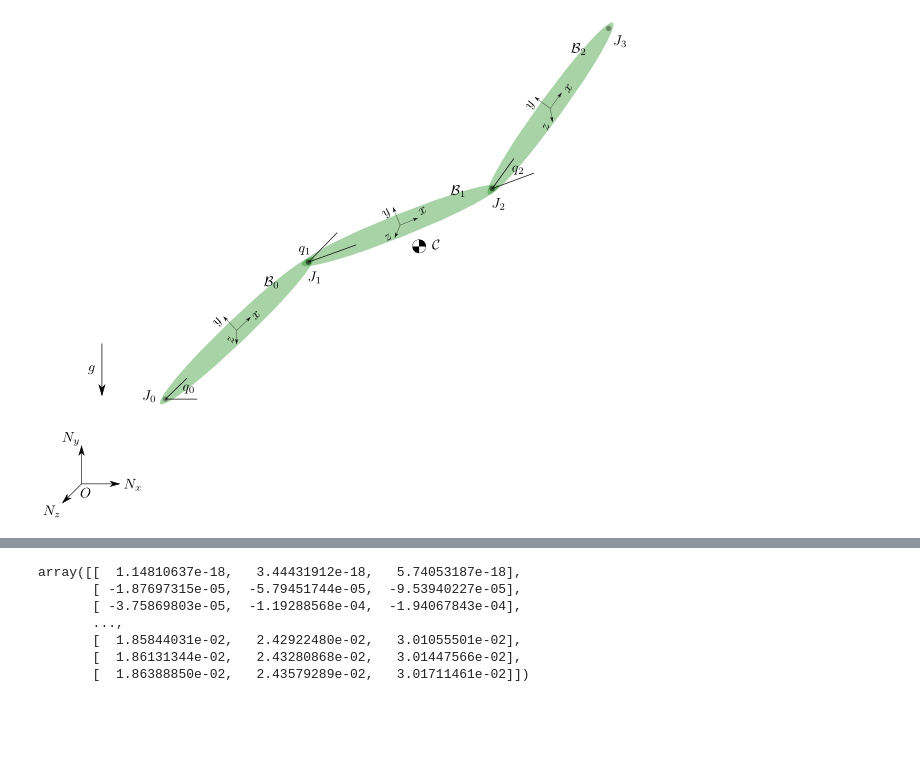
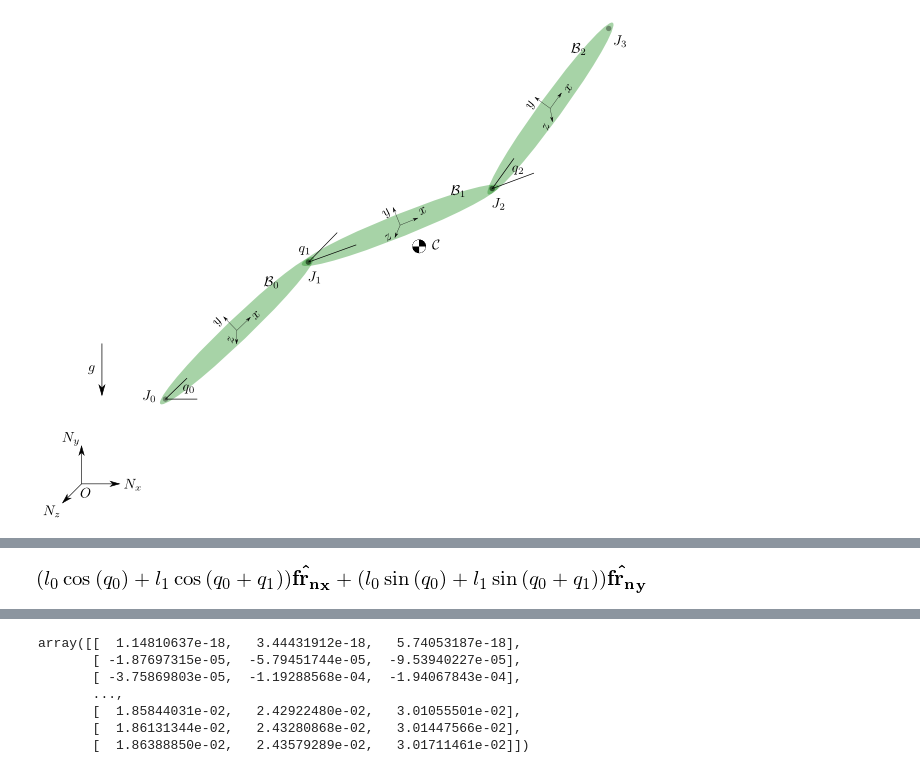
Before and after one commit to isaacyeaton/snaketurn, a Jupyter notebook: 3 link snake - fixed head.ipynb, the cells around one changed output, grey strips where cells are left out. Saved outputs shown, nothing was run; the diff lists cells and outputs as text; code cells hidden in the pictures; blank space fills up the shorter version.

```diff
--- a/3 link snake - fixed head.ipynb
+++ b/3 link snake - fixed head.ipynb
@@ -53,16 +49,19 @@ fr0 = frN.orientnew('fr_0', 'Axis', [q0, frN.z])
 fr1 = fr0.orientnew('fr_1', 'Axis', [q1, fr0.z])
 fr2 = fr1.orientnew('fr_2', 'Axis', [q2, fr1.z])
 
-# angular velocities of frames (this I am less sure about...)
+# angular velocities of frames
+# fr0.set_ang_vel(frN, u0 * frN.z)
+# fr1.set_ang_vel(fr0, u1 * fr0.z)  # was frN.z
+# fr2.set_ang_vel(fr1, u2 * fr1.z)  # was frN.z
 fr0.set_ang_vel(frN, u0 * frN.z)
-fr1.set_ang_vel(fr0, u1 * frN.z)
-fr2.set_ang_vel(fr1, u2 * frN.z)
+fr1.set_ang_vel(fr0, u1 * fr0.z)  # was frN.z
+fr2.set_ang_vel(fr1, u2 * fr1.z)  # was frN.z
 
 # origin of inertial frame
 Nor = me.Point('N_or')
 
 # joints
-jt0 = Nor.locatenew('jt_0', .1 * frN.x + .1 * frN.y)
+jt0 = Nor.locatenew('jt_0', 0)  # .1 * frN.x + .1 * frN.y)
 jt1 = jt0.locatenew('jt_1', l0 * fr0.x)
 jt2 = jt1.locatenew('jt_2', l1 * fr1.x)
 jt3 = jt2.locatenew('jt_3', l2 * fr2.x)
@@ -324,0 +293,7 @@ interactive(plot_chain, ii=(0, len(y1.T)-1), hst=(0, 200, 10))
+# %%
+jt2.pos_from(jt0).express(frN).simplify()#.subs({'q0': th0,
+#                                                 'q1': th1,
+#                                                 'l0': ls,
+#                                                 'l1': ls})
+# %% [output]
+[figure, added]
```
Also changed, not shown: parts of 13 cells of this notebook.
